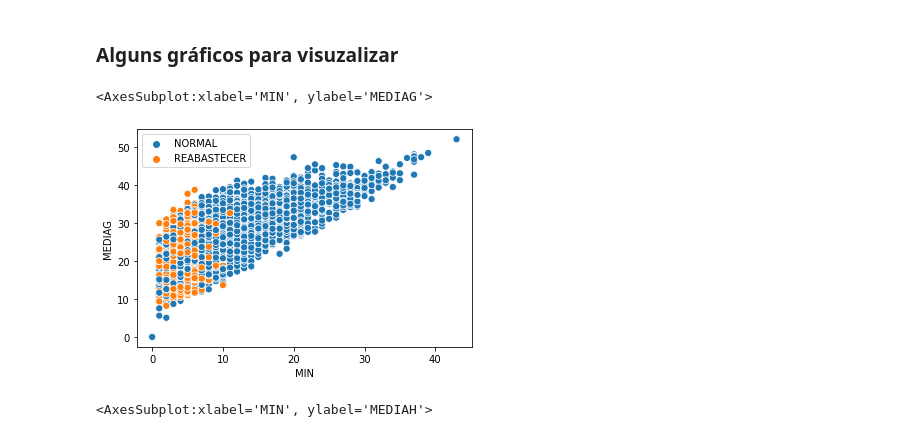
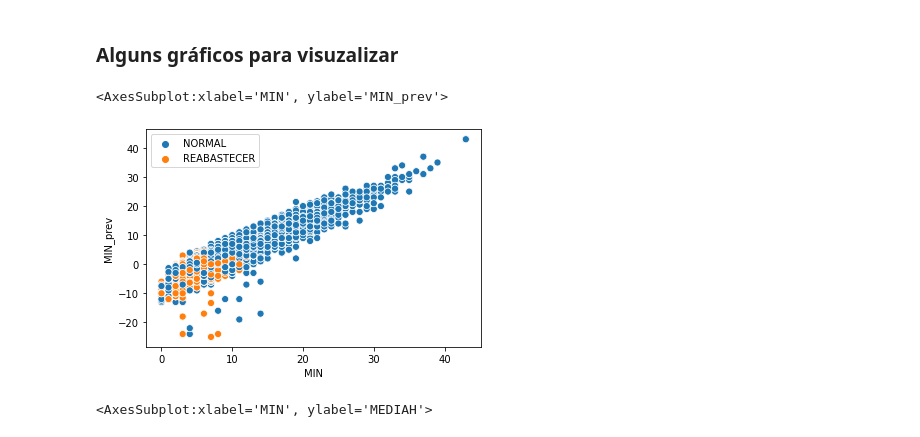
Before and after one commit to fkay/desafio-7-2020-priv, a Jupyter notebook: exploracao_dados.ipynb, the cells around one changed output. Drawn from its saved outputs; the diff is of its cells as text; code cells hidden in the pictures.

```diff
--- a/exploracao_dados.ipynb
+++ b/exploracao_dados.ipynb
@@ -383,6 +385,10 @@ dtype: int64
 ## Valores previstos
 for c in ['Açaí-Guaraná', 'Citrus', 'Maçã-Verde', 'Original_269', 'Original_473','Pêssego', 'Tangerina', 'Zero']:
     df_data_fk5[c + '_prev'] = df_data_fk5[c] + df_data_fk5[c+'_dif']
+
+cols = ['Açaí-Guaraná_prev', 'Citrus_prev', 'Maçã-Verde_prev', 'Original_269_prev',
+                           'Original_473_prev', 'Pêssego_prev', 'Tangerina_prev', 'Zero_prev']
+df_data_fk5['MIN_prev'] = df_data_fk5[cols].min(axis=1)
 # %% [markdown]
 ### Tratamento de de variáveis categóricas
 
@@ -443,11 +449,12 @@ A coluna **TARGET** deve ser mantida como uma string. Você não precisa process
 # %% [markdown]
 ### Alguns gráficos para visuzalizar
 # %%
+import matplotlib.pyplot as plt
 fig = plt.plot(figsize=(28, 28))
-sns.scatterplot(data = df_training, x='MIN', y='MEDIAG', hue=df_training.TARGET.tolist(), s=50)
+sns.scatterplot(data = df_training, x='MIN', y='MIN_prev', hue=df_training.TARGET.tolist(), s=50)
 # %% [output]
-<AxesSubplot:xlabel='MIN', ylabel='MEDIAG'>
+<AxesSubplot:xlabel='MIN', ylabel='MIN_prev'>
-[figure, old version]
+[figure, new version]
 # %%
 fig = plt.plot(figsize=(28, 28))
 sns.scatterplot(data = df_training, x='MIN', y='MEDIAH', hue=df_training.TARGET.tolist(), s=50)
```
Also changed, not shown: parts of 13 cells of this notebook, 2 other files.
